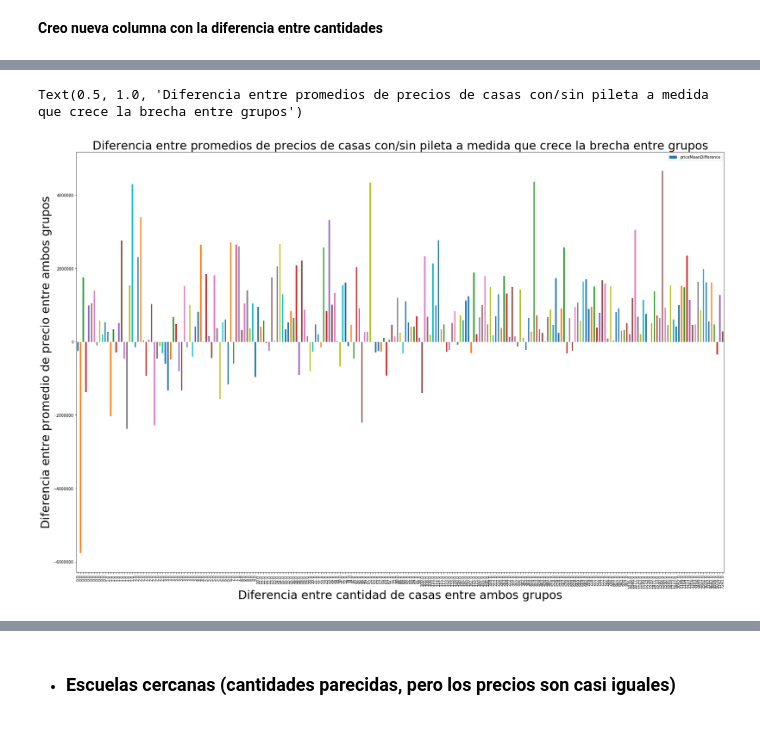
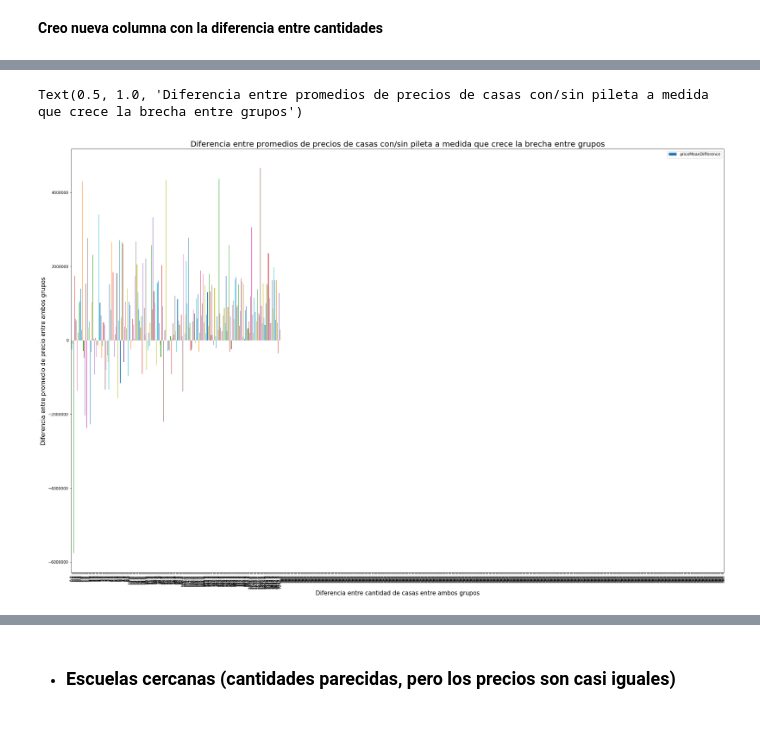
Before and after one commit to gdbien/9558-Organizacion-de-Datos, a Jupyter notebook: TP1/Lucas/HousesAnalysis.ipynb, the cells around one changed output, grey strips where cells are left out. Drawn from its saved outputs; the diff is of its cells as text; code cells hidden in the pictures.

```diff
--- a/TP1/Lucas/HousesAnalysis.ipynb
+++ b/TP1/Lucas/HousesAnalysis.ipynb
@@ -190,7 +169,6 @@ display(grupoConYSinPiscina.head())
 # %%
 grupoConYSinPiscina["groupCountDifference"] = (grupoConYSinPiscina["countSinPiscina"] - grupoConYSinPiscina["countConPiscina"]).abs()
 grupoConYSinPiscina["totalCount"] = grupoConYSinPiscina["countSinPiscina"] + grupoConYSinPiscina["countConPiscina"]
-grupoConYSinPiscina = grupoConYSinPiscina.dropna()
 grupoConYSinPiscina.head()
 # %% [output]
 |  | ciudad | countSinPiscina | countConPiscina | No tiene Piscina | Tiene piscina | priceMeanDifference | ... |
@@ -203,12 +181,12 @@ grupoConYSinPiscina.head()
 grupoConYSinPiscina = grupoConYSinPiscina.sort_values(by= "groupCountDifference")
 # %%
 countDifferencePriceDifferencePoolPlot = grupoConYSinPiscina.plot.bar(x='groupCountDifference', y='priceMeanDifference', rot=90,figsize=(30,20))
-countDifferencePriceDifferencePoolPlot.set_ylabel("Diferencia entre promedio de precio entre ambos grupos", fontsize=30)
-countDifferencePriceDifferencePoolPlot.set_xlabel("Diferencia entre cantidad de casas entre ambos grupos", fontsize=30)
-countDifferencePriceDifferencePoolPlot.set_title("Diferencia entre promedios de precios de casas con/sin pileta a medida que crece la brecha entre grupos", fontsize=30)
+countDifferencePriceDifferencePoolPlot.set_ylabel("Diferencia entre promedio de precio entre ambos grupos", fontsize=15)
+countDifferencePriceDifferencePoolPlot.set_xlabel("Diferencia entre cantidad de casas entre ambos grupos", fontsize=15)
+countDifferencePriceDifferencePoolPlot.set_title("Diferencia entre promedios de precios de casas con/sin pileta a medida que crece la brecha entre grupos", fontsize=20)
 # %% [output]
 Text(0.5, 1.0, 'Diferencia entre promedios de precios de casas con/sin pileta a medida que crece la brecha entre grupos')
-[figure, old version]
+[figure, new version]
 # %%
 grupoConYSinPiscina = grupoConYSinPiscina.sort_values(by= "totalCount")
 # %%
```
Also changed, not shown: parts of 25 cells of this notebook.
